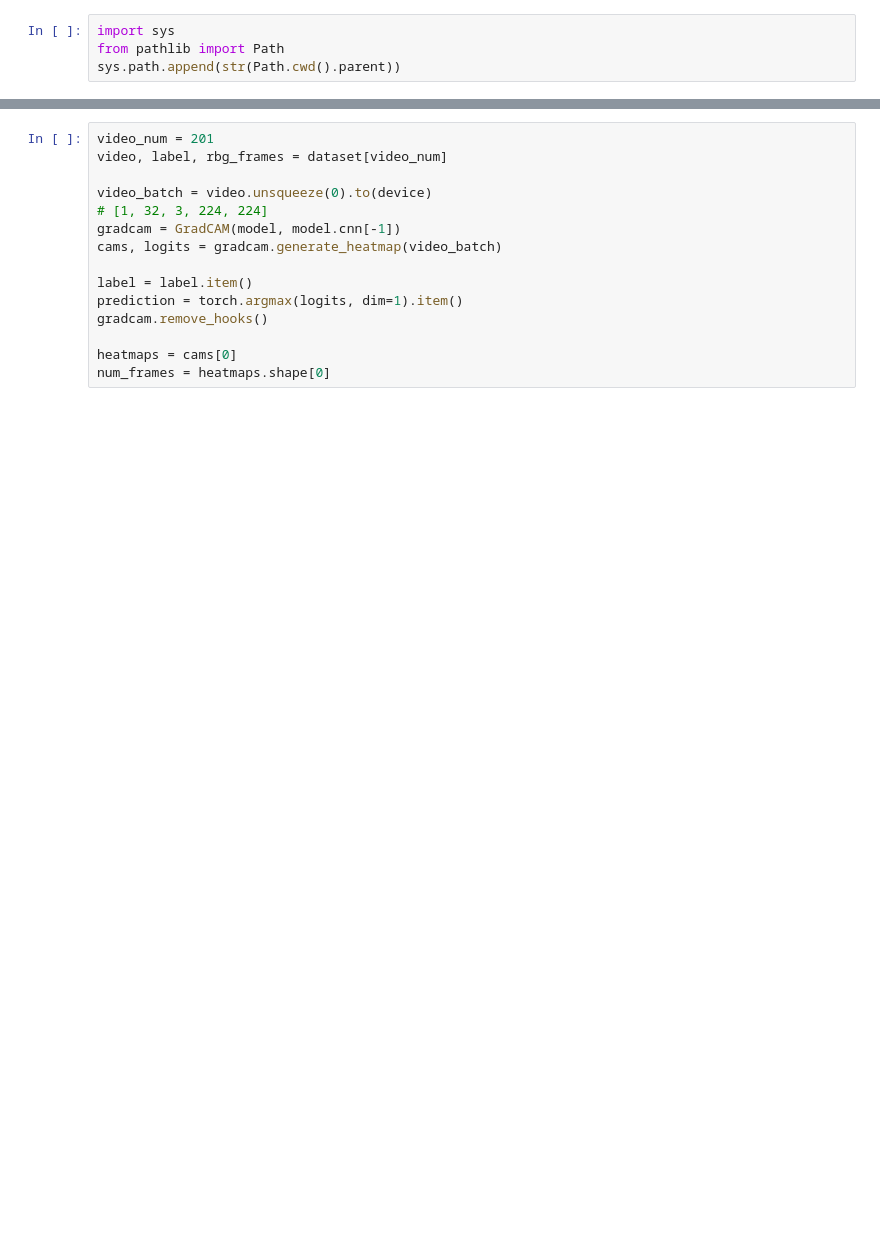
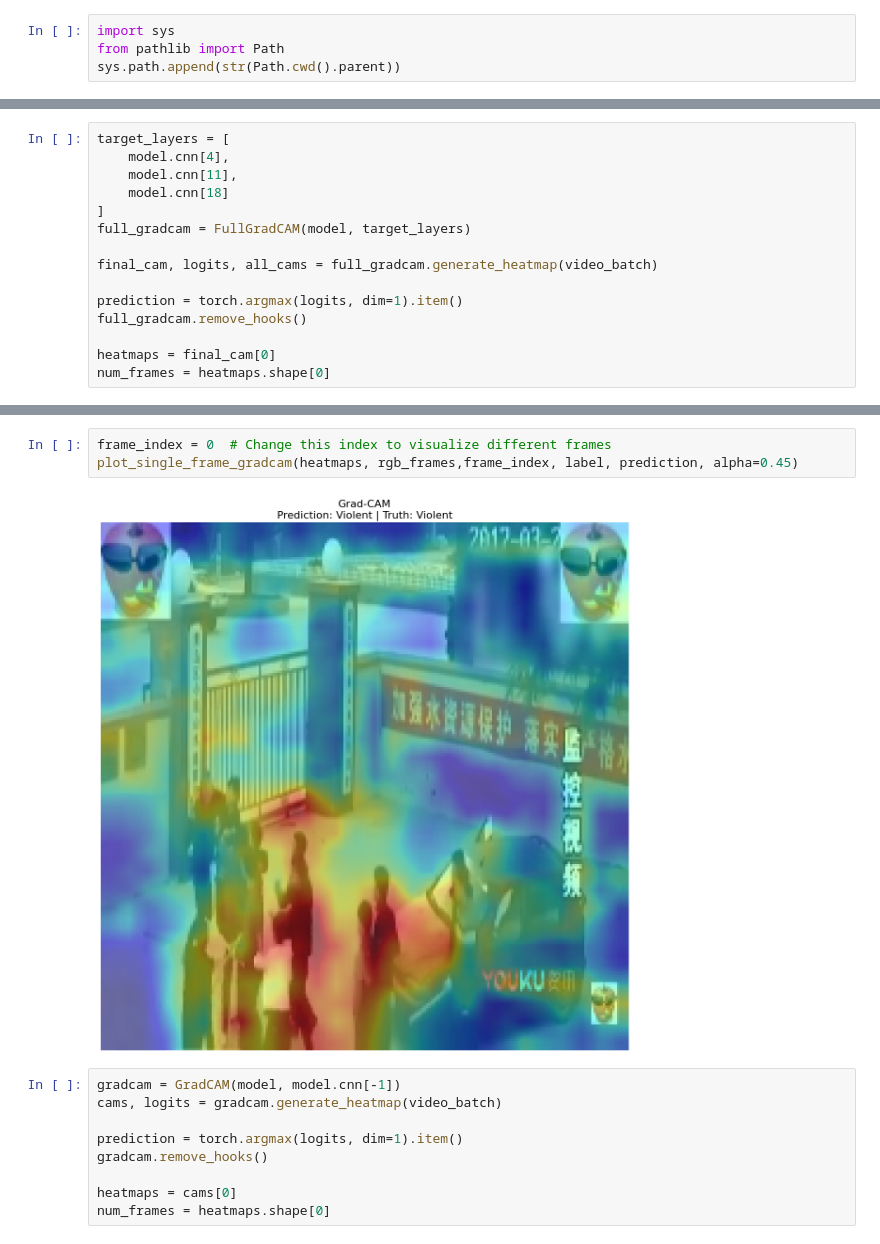
Before and after one commit to maxim-pre/violence-detection-dissertation, a Jupyter notebook: notebooks/07-gradcam.ipynb, the cells around one changed output, grey strips where cells are left out. Saved outputs shown, nothing was run; the diff lists cells and outputs as text; blank space fills up the shorter version.

```diff
--- a/notebooks/07-gradcam.ipynb
+++ b/notebooks/07-gradcam.ipynb
@@ -52,0 +61,15 @@ Using cuda:2 with 17.92 GB free
+# %%
+target_layers = [
+    model.cnn[4],
+    model.cnn[11],
+    model.cnn[18]
+]
+full_gradcam = FullGradCAM(model, target_layers)
+
+final_cam, logits, all_cams = full_gradcam.generate_heatmap(video_batch)
+
+prediction = torch.argmax(logits, dim=1).item()
+full_gradcam.remove_hooks()
+
+heatmaps = final_cam[0]
+num_frames = heatmaps.shape[0]
@@ -53,13 +86,12 @@ Using cuda:2 with 17.92 GB free
+# %%
+frame_index = 0  # Change this index to visualize different frames
+plot_single_frame_gradcam(heatmaps, rgb_frames,frame_index, label, prediction, alpha=0.45)
+# %% [output]
+[figure, added]
 # %%
-video_num = 201
-video, label, rbg_frames = dataset[video_num]
-
-video_batch = video.unsqueeze(0).to(device)
-# [1, 32, 3, 224, 224]
 gradcam = GradCAM(model, model.cnn[-1])
 cams, logits = gradcam.generate_heatmap(video_batch)
 
-label = label.item()
 prediction = torch.argmax(logits, dim=1).item()
 gradcam.remove_hooks()
 
```
Also changed, not shown: parts of 4 cells of this notebook, 3 other files.
